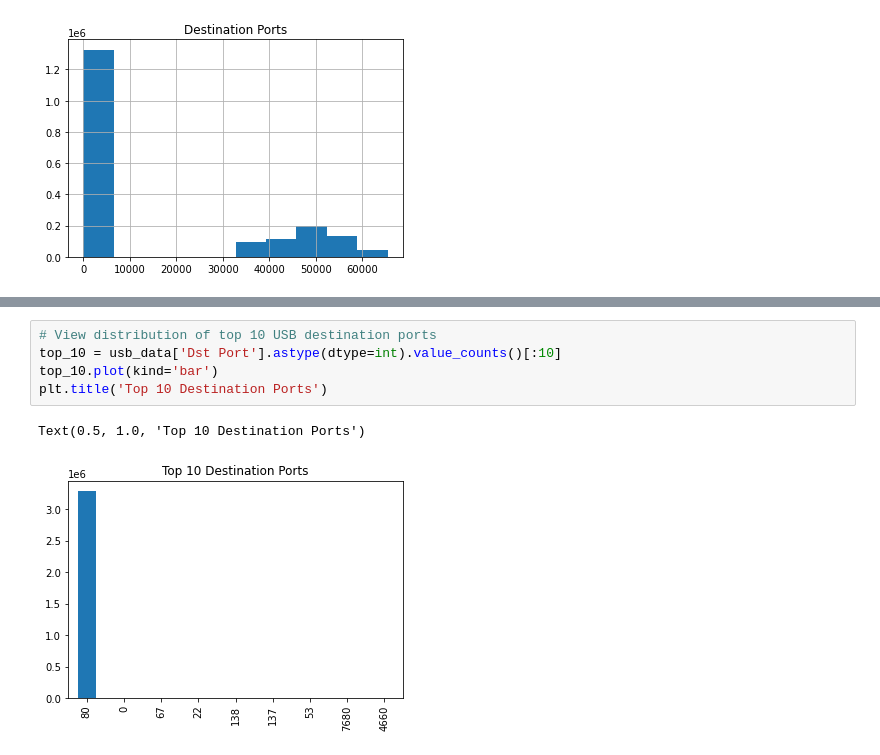
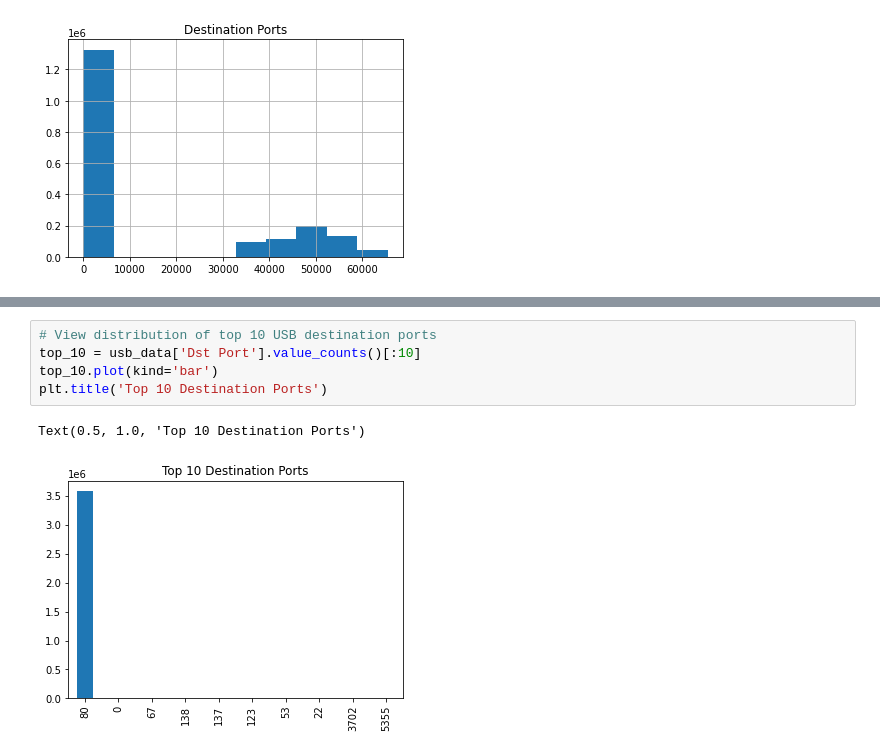
Before and after one commit to chanelfcheng/cross-organizational-cl, a Jupyter notebook: utils/examine_features.ipynb, the cells around one changed output, grey strips where cells are left out. Cells and saved outputs as stored; diff of their text form.

```diff
--- a/utils/examine_features.ipynb
+++ b/utils/examine_features.ipynb
@@ -175,9 +235,9 @@ Text(0.5, 1.0, 'Top 10 Destination Ports')
 [figure]
 # %%
 # View distribution of top 10 USB destination ports
-top_10 = usb_data['Dst Port'].astype(dtype=int).value_counts()[:10]
+top_10 = usb_data['Dst Port'].value_counts()[:10]
 top_10.plot(kind='bar')
 plt.title('Top 10 Destination Ports')
 # %% [output]
 Text(0.5, 1.0, 'Top 10 Destination Ports')
-[figure, old version]
+[figure, new version]
```
Also changed, not shown: parts of 13 cells of this notebook, 4 other files.
